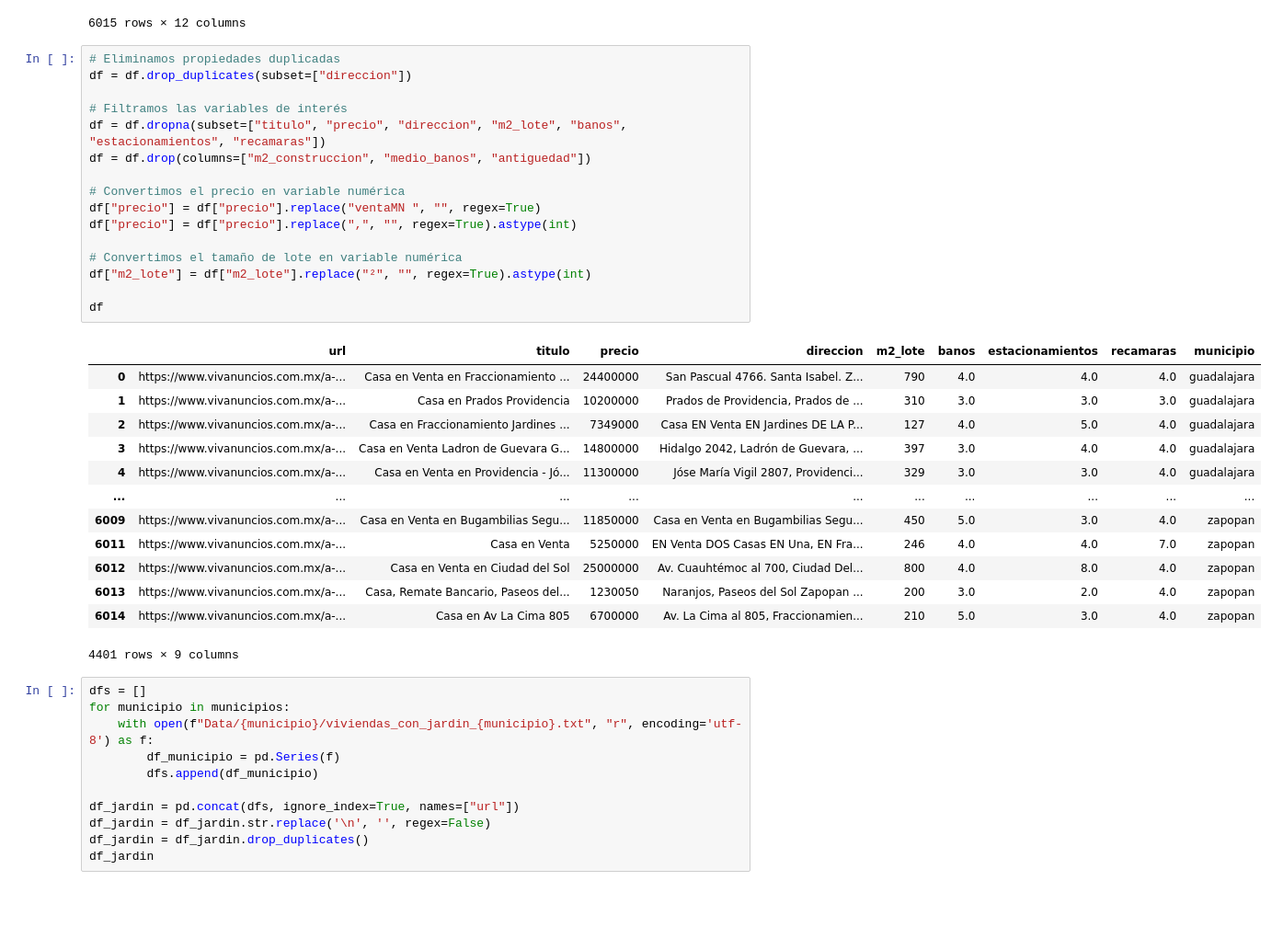
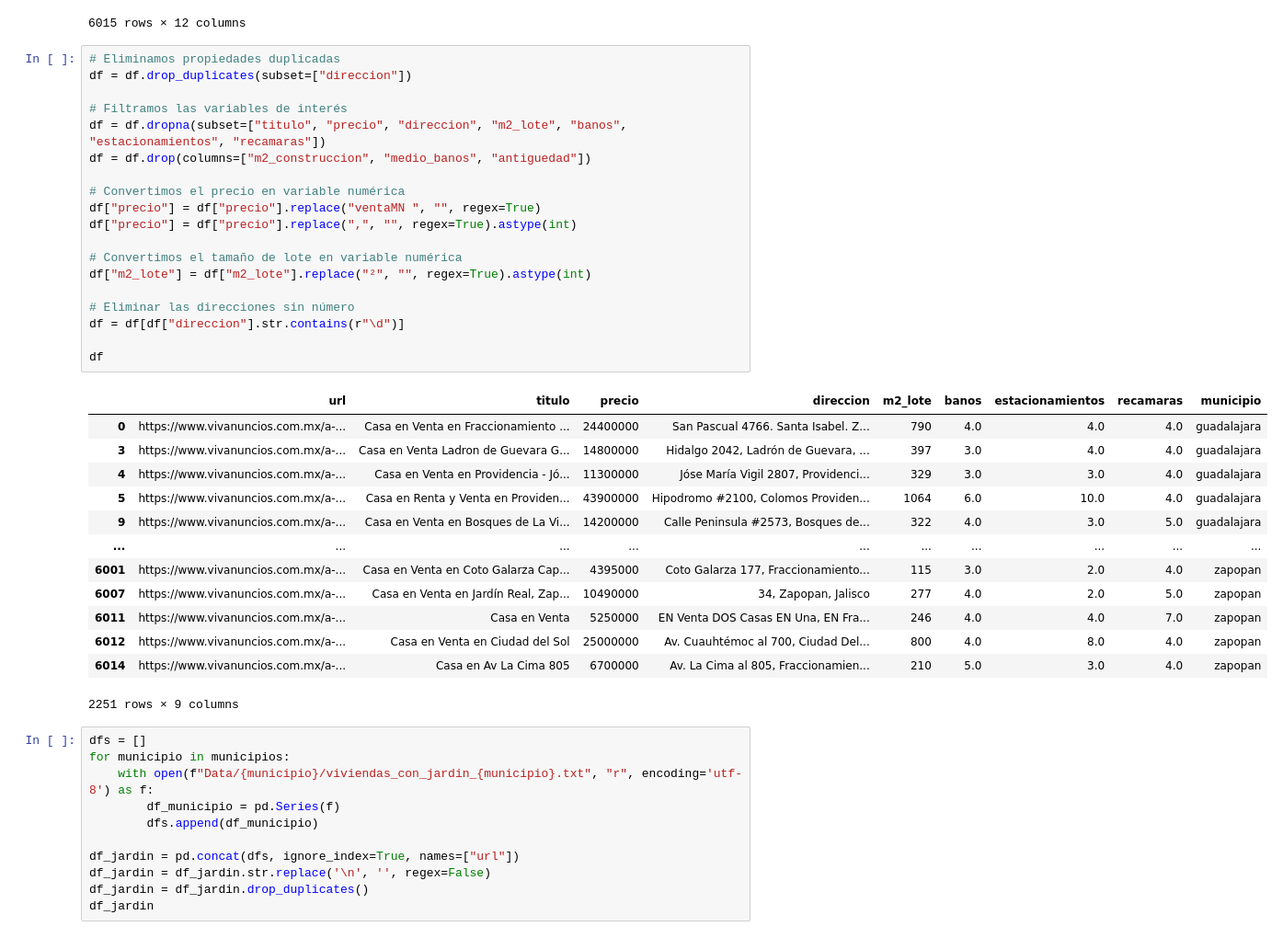
Before and after one commit to ColossalCoin/Aristippus, a Jupyter notebook: DataCleansing.ipynb, the cells around one changed output. Shown at 92% size. Saved outputs shown, nothing was run; the diff lists cells and outputs as text; blank space fills up the shorter version.

```diff
--- a/DataCleansing.ipynb
+++ b/DataCleansing.ipynb
@@ -31,33 +31,36 @@ df
 # %%
 # Eliminamos propiedades duplicadas
 df = df.drop_duplicates(subset=["direccion"])
 
 # Filtramos las variables de interés
 df = df.dropna(subset=["titulo", "precio", "direccion", "m2_lote", "banos", "estacionamientos", "recamaras"])
 df = df.drop(columns=["m2_construccion", "medio_banos", "antiguedad"])
 
 # Convertimos el precio en variable numérica
 df["precio"] = df["precio"].replace("ventaMN ", "", regex=True)
 df["precio"] = df["precio"].replace(",", "", regex=True).astype(int)
 
 # Convertimos el tamaño de lote en variable numérica
 df["m2_lote"] = df["m2_lote"].replace("²", "", regex=True).astype(int)
 
+# Eliminar las direcciones sin número
+df = df[df["direccion"].str.contains(r"\d")]
+
 df
 # %% [output]
 |  | url | titulo | precio | direccion | m2_lote | banos | estacionamientos | recamaras | municipio |
 | 0 | https://www.vivanuncios.com.mx/a-... | Casa en Venta en Fraccionamiento ... | 24400000 | San Pascual 4766. Santa Isabel. Z... | 790 | 4.0 | 4.0 | 4.0 | guadalajara |
-| 1 | https://www.vivanuncios.com.mx/a-... | Casa en Prados Providencia | 10200000 | Prados de Providencia, Prados de ... | 310 | 3.0 | 3.0 | 3.0 | guadalajara |
-| 2 | https://www.vivanuncios.com.mx/a-... | Casa en Fraccionamiento Jardines ... | 7349000 | Casa EN Venta EN Jardines DE LA P... | 127 | 4.0 | 5.0 | 4.0 | guadalajara |
 | 3 | https://www.vivanuncios.com.mx/a-... | Casa en Venta Ladron de Guevara G... | 14800000 | Hidalgo 2042, Ladrón de Guevara, ... | 397 | 3.0 | 4.0 | 4.0 | guadalajara |
 | 4 | https://www.vivanuncios.com.mx/a-... | Casa en Venta en Providencia - Jó... | 11300000 | Jóse María Vigil 2807, Providenci... | 329 | 3.0 | 3.0 | 4.0 | guadalajara |
+| 5 | https://www.vivanuncios.com.mx/a-... | Casa en Renta y Venta en Providen... | 43900000 | Hipodromo #2100, Colomos Providen... | 1064 | 6.0 | 10.0 | 4.0 | guadalajara |
+| 9 | https://www.vivanuncios.com.mx/a-... | Casa en Venta en Bosques de La Vi... | 14200000 | Calle Peninsula #2573, Bosques de... | 322 | 4.0 | 3.0 | 5.0 | guadalajara |
 | ... | ... | ... | ... | ... | ... | ... | ... | ... | ... |
-| 6009 | https://www.vivanuncios.com.mx/a-... | Casa en Venta en Bugambilias Segu... | 11850000 | Casa en Venta en Bugambilias Segu... | 450 | 5.0 | 3.0 | 4.0 | zapopan |
+| 6001 | https://www.vivanuncios.com.mx/a-... | Casa en Venta en Coto Galarza Cap... | 4395000 | Coto Galarza 177, Fraccionamiento... | 115 | 3.0 | 2.0 | 4.0 | zapopan |
+| 6007 | https://www.vivanuncios.com.mx/a-... | Casa en Venta en Jardín Real, Zap... | 10490000 | 34, Zapopan, Jalisco | 277 | 4.0 | 2.0 | 5.0 | zapopan |
 | 6011 | https://www.vivanuncios.com.mx/a-... | Casa en Venta | 5250000 | EN Venta DOS Casas EN Una, EN Fra... | 246 | 4.0 | 4.0 | 7.0 | zapopan |
 | 6012 | https://www.vivanuncios.com.mx/a-... | Casa en Venta en Ciudad del Sol | 25000000 | Av. Cuauhtémoc al 700, Ciudad Del... | 800 | 4.0 | 8.0 | 4.0 | zapopan |
-| 6013 | https://www.vivanuncios.com.mx/a-... | Casa, Remate Bancario, Paseos del... | 1230050 | Naranjos, Paseos del Sol Zapopan ... | 200 | 3.0 | 2.0 | 4.0 | zapopan |
 | 6014 | https://www.vivanuncios.com.mx/a-... | Casa en Av La Cima 805 | 6700000 | Av. La Cima al 805, Fraccionamien... | 210 | 5.0 | 3.0 | 4.0 | zapopan |
-4401 rows × 9 columns
+2251 rows × 9 columns
 # %%
 dfs = []
 for municipio in municipios:
```
Also changed, not shown: parts of 3 cells of this notebook, 8 other files.
